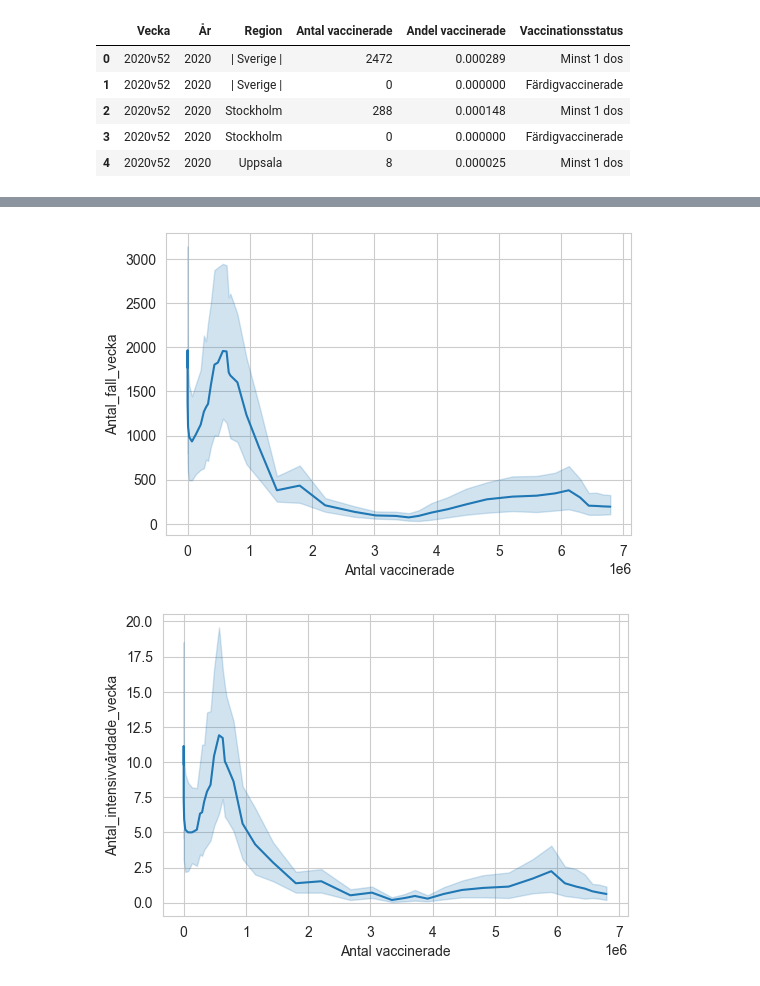
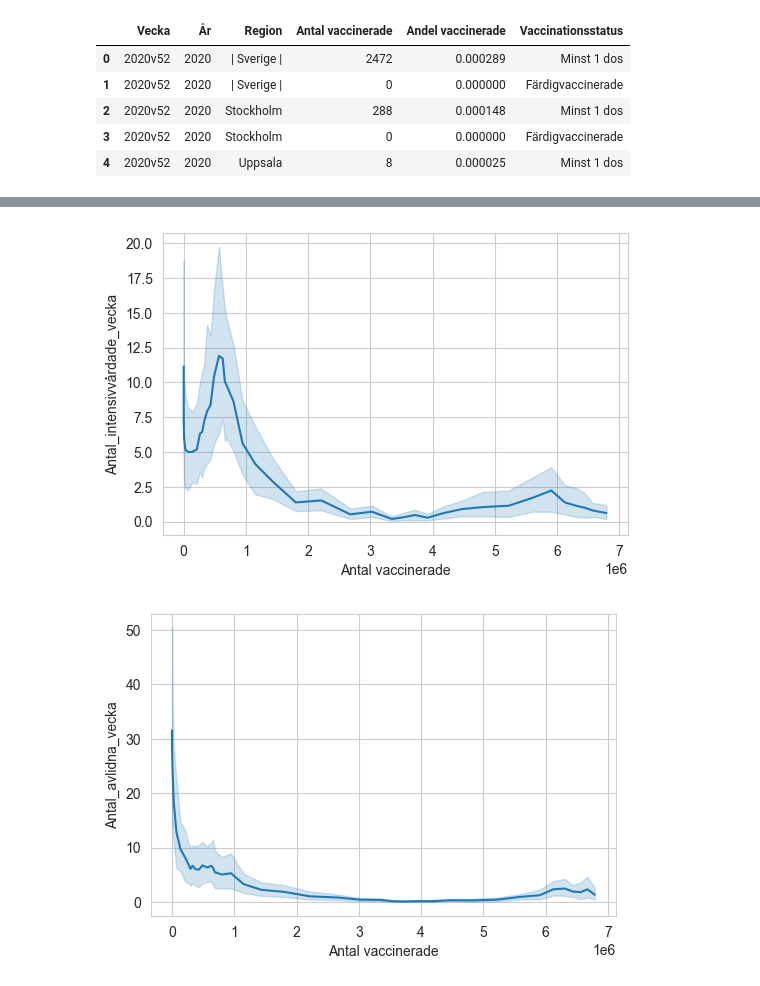
Before and after one commit to AmalDerbali/Databehandling_AmalDerbali, a Jupyter notebook: Lab/Covid_labb.ipynb, the cells around one changed output, grey strips where cells are left out. Drawn from its saved outputs; the diff is of its cells as text; code cells hidden in the pictures.

```diff
--- a/Lab/Covid_labb.ipynb
+++ b/Lab/Covid_labb.ipynb
@@ -355,7 +356,7 @@ import matplotlib.pyplot as plt
 import plotly_express as px
 import plotly
 # %%
-covid_data = pd.read_excel("data/Uppgift_3 _Folkhalsomyndigheten_Covid19 (1).xlsx", sheet_name="Veckodata Region")
+covid_data = pd.read_excel("data/Uppgift_3 _Covid19.xlsx", sheet_name="Veckodata Region")
 covid_data
 # %% [output]
 |  | år | veckonummer | Region | Antal_fall_vecka | Kum_antal_fall | Antal_intensivvårdade_vecka | ... |
@@ -435,6 +436,7 @@ vaccin_data.head()
 | 4 | 2020v52 | 2020 | Uppsala | 8 | 0.000025 | Minst 1 dos |
 # %%
 vaccin_data = vaccin_data.loc[(vaccin_data["Region"] == "| Sverige |")].reset_index(drop=True)
+vaccin_data = vaccin_data.drop([0,1])
 vaccin_data = vaccin_data.drop(labels= "Region", axis = 1)
 vaccin_data
 # %% [output]
@@ -492,10 +501,12 @@ covid_vaccin
 # %%
 plt.figure(dpi=100)
-fig = sns.lineplot(data=covid_vaccin, x="Antal vaccinerade", y="Antal_fall_vecka")
+fig = sns.lineplot(data=covid_vaccin, x="Antal vaccinerade", y="Antal_intensivvårdade_vecka")
+plt.savefig("Visualiseringar/Uppgift3_Antal intensivvårdade mot antal vaccinerade.png")
 # %% [output]
-[figure, old version]
+[figure, new version]
 # %%
 plt.figure(dpi=100)
-fig1 = sns.lineplot(data=covid_vaccin, x="Antal vaccinerade", y="Antal_intensivvårdade_vecka")
+fig = sns.lineplot(data=covid_vaccin, x="Antal vaccinerade", y="Antal_avlidna_vecka")
+plt.savefig("Visualiseringar/Uppgift3_Antal avlidna mot antal vaccinerade.png")
 # %% [output]
-[figure, old version]
+[figure, new version]
```
Also changed, not shown: parts of 16 cells of this notebook, 15 other files.
